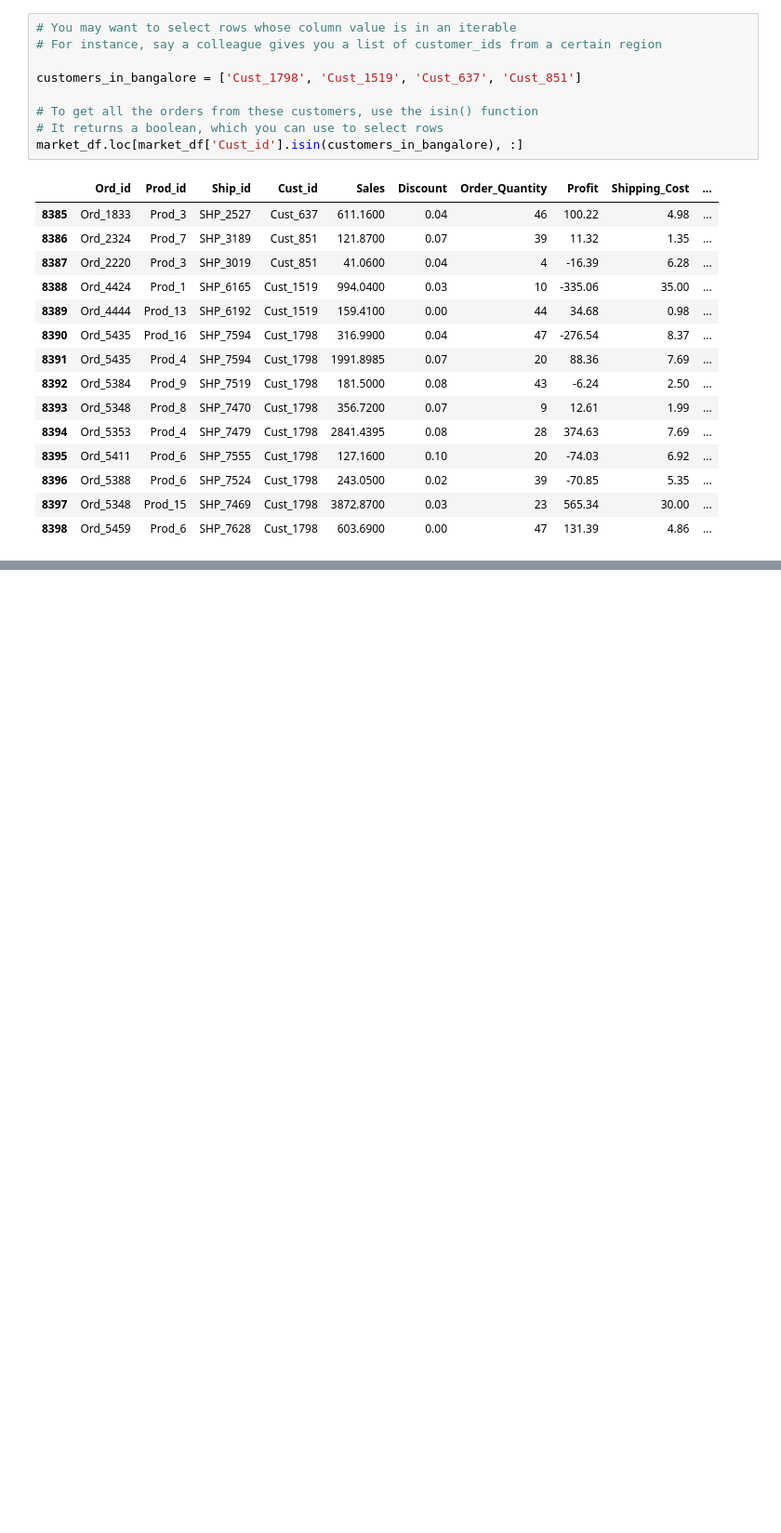
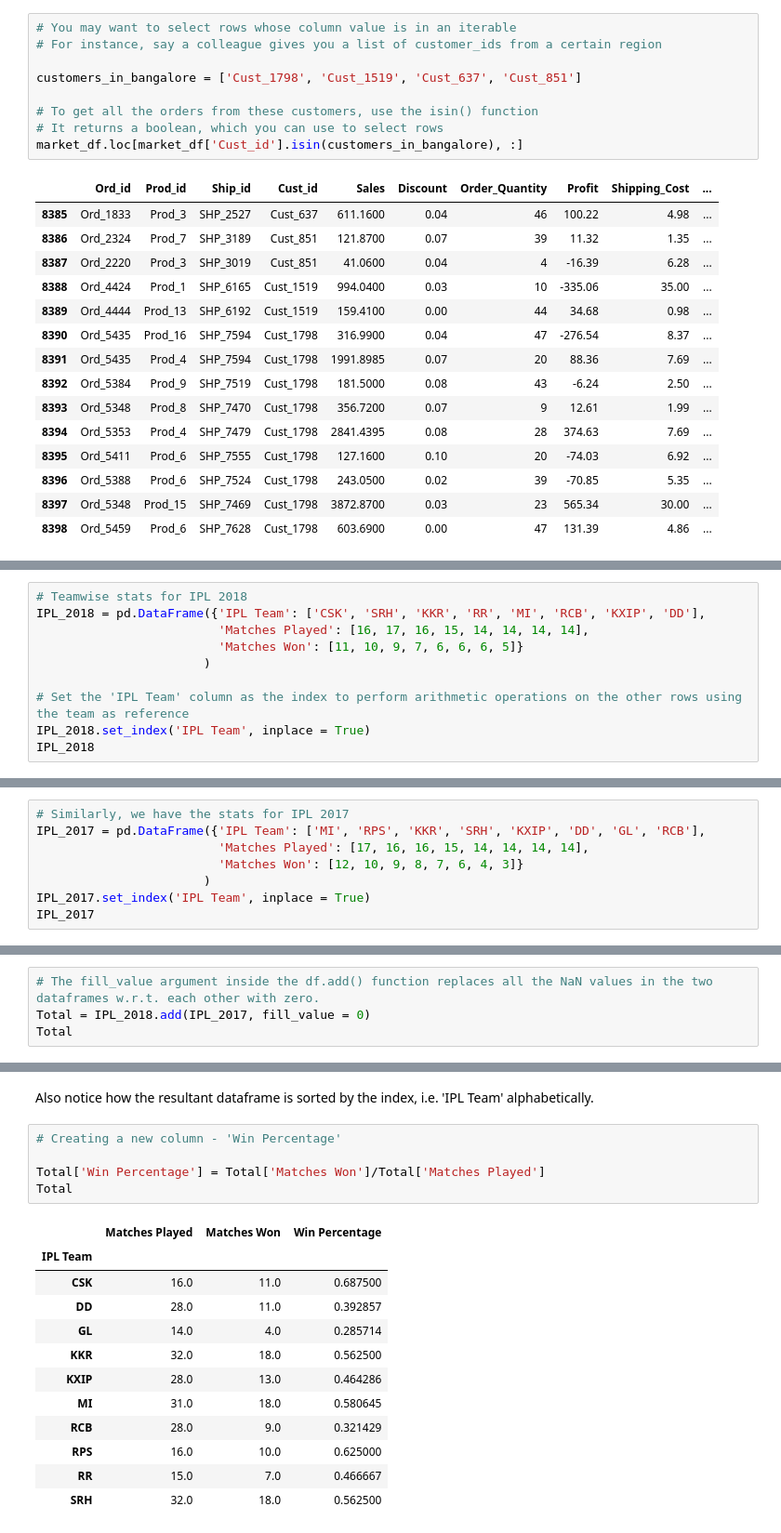
Before and after one commit to chethanbr86/Python_programs, a Jupyter notebook: upgrad/Numpy_Pandas/pandas_basics.ipynb, the cells around one changed output, grey strips where cells are left out. Shown at 93% size. Drawn from its saved outputs; the diff is of its cells as text; blank space fills up the shorter version.

```diff
--- a/upgrad/Numpy_Pandas/pandas_basics.ipynb
+++ b/upgrad/Numpy_Pandas/pandas_basics.ipynb
@@ -807,0 +1123,10 @@ market_df.loc[market_df['Cust_id'].isin(customers_in_bangalore), :]
+# %%
+# Teamwise stats for IPL 2018
+IPL_2018 = pd.DataFrame({'IPL Team': ['CSK', 'SRH', 'KKR', 'RR', 'MI', 'RCB', 'KXIP', 'DD'],
+                         'Matches Played': [16, 17, 16, 15, 14, 14, 14, 14],
+                         'Matches Won': [11, 10, 9, 7, 6, 6, 6, 5]}
+                       )
+
+# Set the 'IPL Team' column as the index to perform arithmetic operations on the other rows using the team as reference
+IPL_2018.set_index('IPL Team', inplace = True)
+IPL_2018
@@ -807,0 +1144,8 @@ market_df.loc[market_df['Cust_id'].isin(customers_in_bangalore), :]
+# %%
+# Similarly, we have the stats for IPL 2017
+IPL_2017 = pd.DataFrame({'IPL Team': ['MI', 'RPS', 'KKR', 'SRH', 'KXIP', 'DD', 'GL', 'RCB'],
+                         'Matches Played': [17, 16, 16, 15, 14, 14, 14, 14],
+                         'Matches Won': [12, 10, 9, 8, 7, 6, 4, 3]}
+                       )
+IPL_2017.set_index('IPL Team', inplace = True)
+IPL_2017
@@ -807,0 +1183,4 @@ market_df.loc[market_df['Cust_id'].isin(customers_in_bangalore), :]
+# %%
+# The fill_value argument inside the df.add() function replaces all the NaN values in the two dataframes w.r.t. each other with zero.
+Total = IPL_2018.add(IPL_2017, fill_value = 0)
+Total
@@ -807,0 +1200,20 @@ market_df.loc[market_df['Cust_id'].isin(customers_in_bangalore), :]
+# %% [markdown]
+Also notice how the resultant dataframe is sorted by the index, i.e. 'IPL Team' alphabetically.
+# %%
+# Creating a new column - 'Win Percentage'
+
+Total['Win Percentage'] = Total['Matches Won']/Total['Matches Played']
+Total
+# %% [output]
+|  | Matches Played | Matches Won | Win Percentage |
+| IPL Team |  |  |  |
+| CSK | 16.0 | 11.0 | 0.687500 |
+| DD | 28.0 | 11.0 | 0.392857 |
+| GL | 14.0 | 4.0 | 0.285714 |
+| KKR | 32.0 | 18.0 | 0.562500 |
+| KXIP | 28.0 | 13.0 | 0.464286 |
+| MI | 31.0 | 18.0 | 0.580645 |
+| RCB | 28.0 | 9.0 | 0.321429 |
+| RPS | 16.0 | 10.0 | 0.625000 |
+| RR | 15.0 | 7.0 | 0.466667 |
+| SRH | 32.0 | 18.0 | 0.562500 |
```
Also changed, not shown: parts of 71 cells of this notebook.
